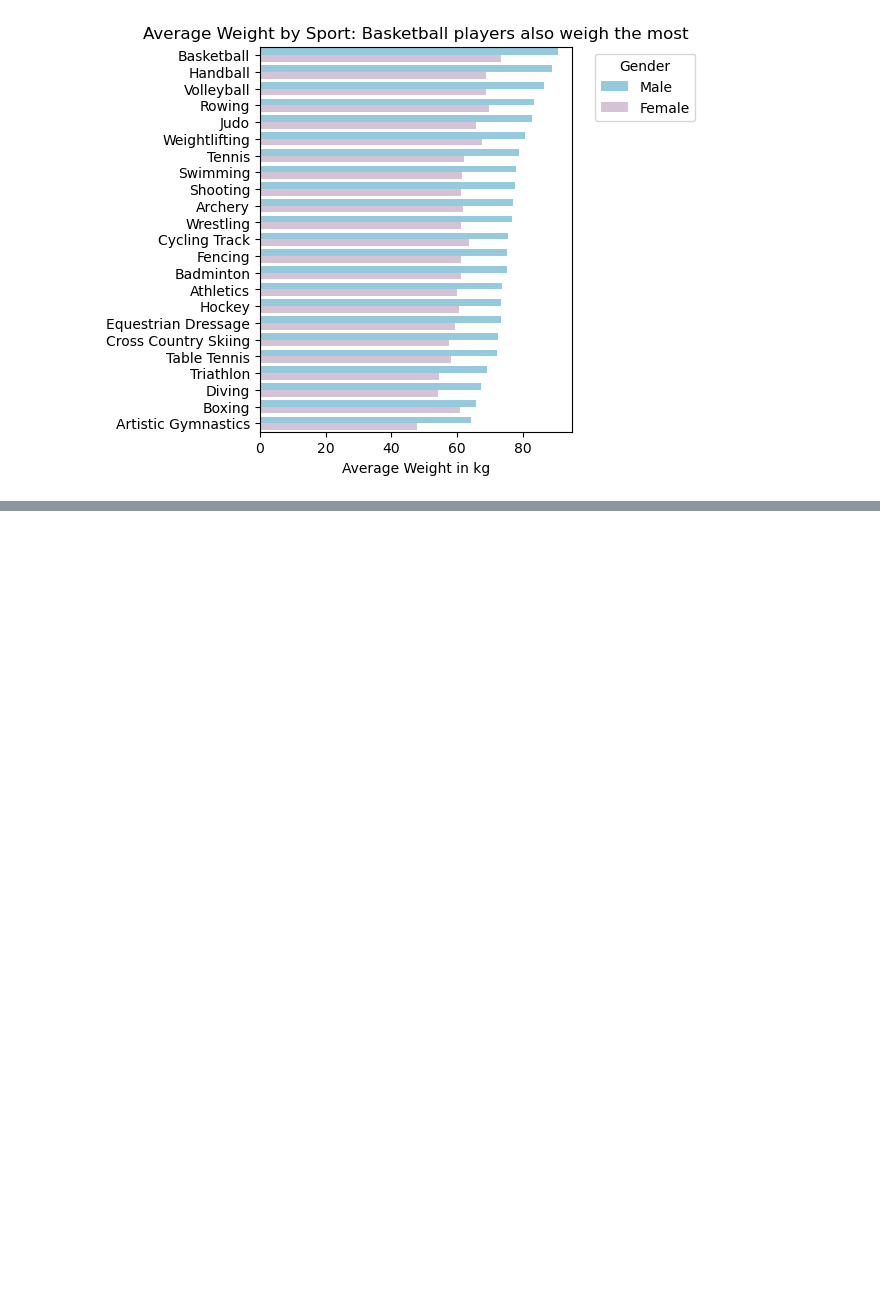
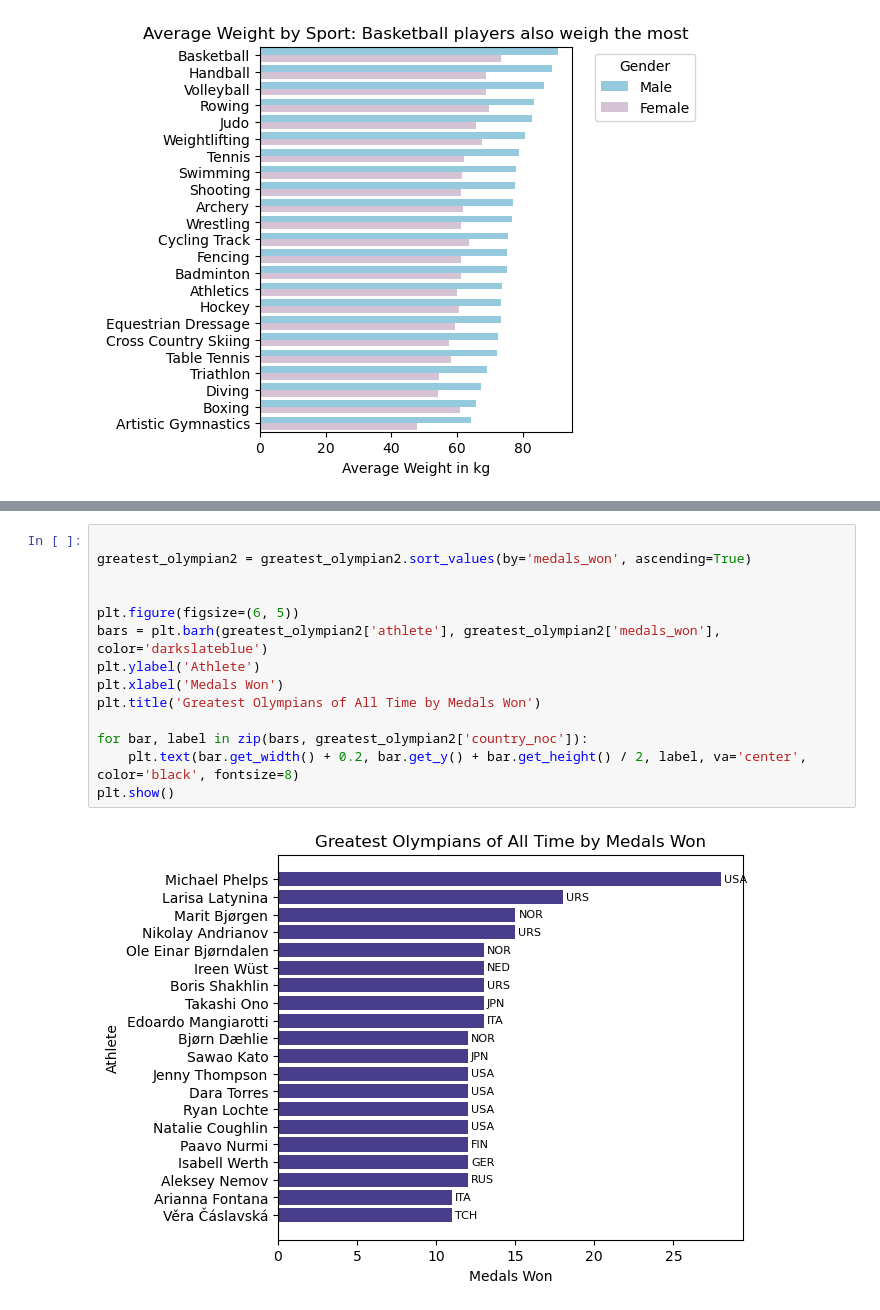
Before and after one commit to ana-047/Olymploration, a Jupyter notebook: Olymploration.ipynb, the cells around one changed output, grey strips where cells are left out. Drawn from its saved outputs; the diff is of its cells as text; blank space fills up the shorter version.

```diff
--- a/Olymploration.ipynb
+++ b/Olymploration.ipynb
@@ -539,0 +620,16 @@ df_results
+# %%
+
+greatest_olympian2 = greatest_olympian2.sort_values(by='medals_won', ascending=True)
+
+
+plt.figure(figsize=(6, 5))
+bars = plt.barh(greatest_olympian2['athlete'], greatest_olympian2['medals_won'], color='darkslateblue')
+plt.ylabel('Athlete')
+plt.xlabel('Medals Won')
+plt.title('Greatest Olympians of All Time by Medals Won')
+
+for bar, label in zip(bars, greatest_olympian2['country_noc']):
+    plt.text(bar.get_width() + 0.2, bar.get_y() + bar.get_height() / 2, label, va='center', color='black', fontsize=8)
+plt.show()
+# %% [output]
+[figure, added]
```
Also changed, not shown: parts of 12 cells of this notebook.
